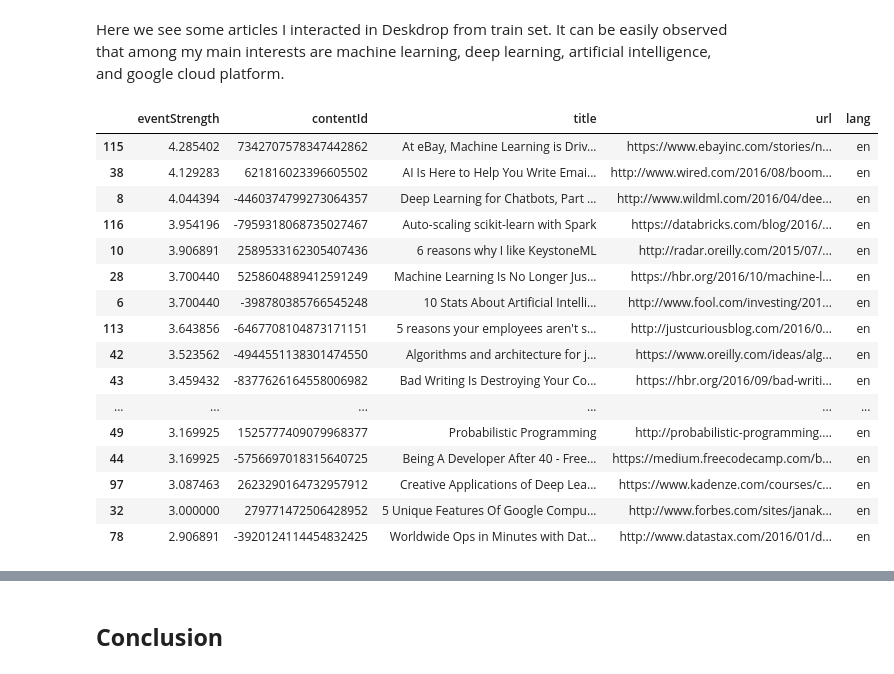
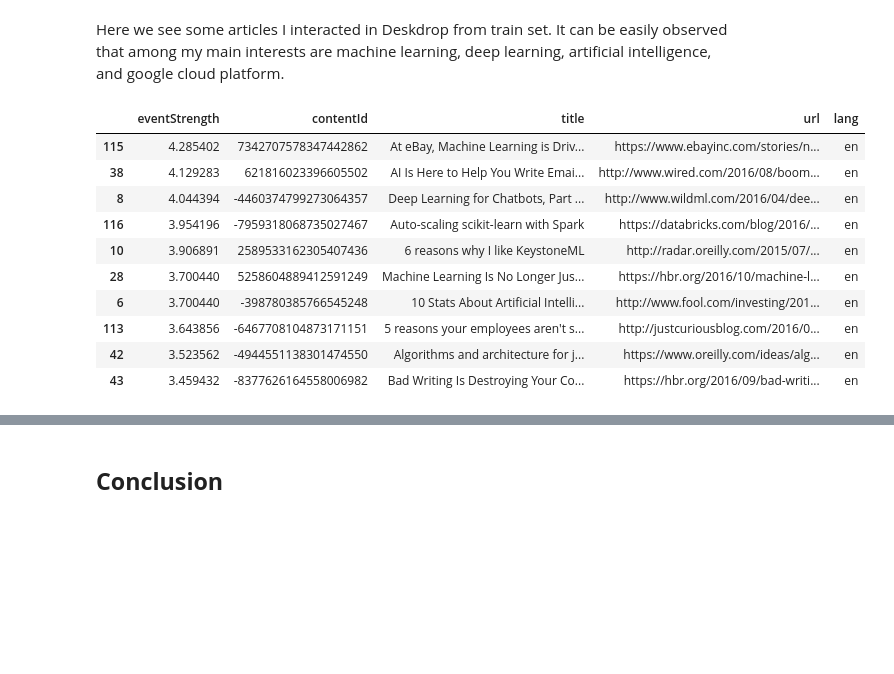
Before and after one commit to JIPiration/kaggles, a Jupyter notebook: articles-sharing-and-reading-from-CI&T-DeskDrop/03_recommender-systems-in-python-101.ipynb, the cells around one changed output, grey strips where cells are left out. Drawn from its saved outputs; the diff is of its cells as text; code cells hidden in the pictures; blank space fills up the shorter version.

```diff
--- a/articles-sharing-and-reading-from-CI&T-DeskDrop/03_recommender-systems-in-python-101.ipynb
+++ b/articles-sharing-and-reading-from-CI&T-DeskDrop/03_recommender-systems-in-python-101.ipynb
@@ -960,25 +1010,19 @@ def inspect_interactions(person_id, test_set=True):
 # %% [markdown]
 Here we see some articles I interacted in Deskdrop from train set. It can be easily observed that among my main interests are machine learning, deep learning, artificial intelligence, and google cloud platform.
 # %%
-inspect_interactions(-1479311724257856983, test_set=False).head(20)
+inspect_interactions(-1479311724257856983, test_set=False).head(10)
 # %% [output]
 |  | eventStrength | contentId | title | url | lang |
 | 115 | 4.285402 | 7342707578347442862 | At eBay, Machine Learning is Driv... | https://www.ebayinc.com/stories/n... | en |
 | 38 | 4.129283 | 621816023396605502 | AI Is Here to Help You Write Emai... | http://www.wired.com/2016/08/boom... | en |
 | 8 | 4.044394 | -4460374799273064357 | Deep Learning for Chatbots, Part ... | http://www.wildml.com/2016/04/dee... | en |
 | 116 | 3.954196 | -7959318068735027467 | Auto-scaling scikit-learn with Spark | https://databricks.com/blog/2016/... | en |
 | 10 | 3.906891 | 2589533162305407436 | 6 reasons why I like KeystoneML | http://radar.oreilly.com/2015/07/... | en |
 | 28 | 3.700440 | 5258604889412591249 | Machine Learning Is No Longer Jus... | https://hbr.org/2016/10/machine-l... | en |
 | 6 | 3.700440 | -398780385766545248 | 10 Stats About Artificial Intelli... | http://www.fool.com/investing/201... | en |
 | 113 | 3.643856 | -6467708104873171151 | 5 reasons your employees aren't s... | http://justcuriousblog.com/2016/0... | en |
 | 42 | 3.523562 | -4944551138301474550 | Algorithms and architecture for j... | https://www.oreilly.com/ideas/alg... | en |
 | 43 | 3.459432 | -8377626164558006982 | Bad Writing Is Destroying Your Co... | https://hbr.org/2016/09/bad-writi... | en |
-| ... | ... | ... | ... | ... | ... |
-| 49 | 3.169925 | 1525777409079968377 | Probabilistic Programming | http://probabilistic-programming.... | en |
-| 44 | 3.169925 | -5756697018315640725 | Being A Developer After 40 - Free... | https://medium.freecodecamp.com/b... | en |
-| 97 | 3.087463 | 2623290164732957912 | Creative Applications of Deep Lea... | https://www.kadenze.com/courses/c... | en |
-| 32 | 3.000000 | 279771472506428952 | 5 Unique Features Of Google Compu... | http://www.forbes.com/sites/janak... | en |
-| 78 | 2.906891 | -3920124114454832425 | Worldwide Ops in Minutes with Dat... | http://www.datastax.com/2016/01/d... | en |
 # %%
 hybrid_recommender_model.recommend_items(-1479311724257856983, topn=20, verbose=True)
 # %% [output]
```
Also changed, not shown: parts of 5 cells of this notebook, 1 other file.
